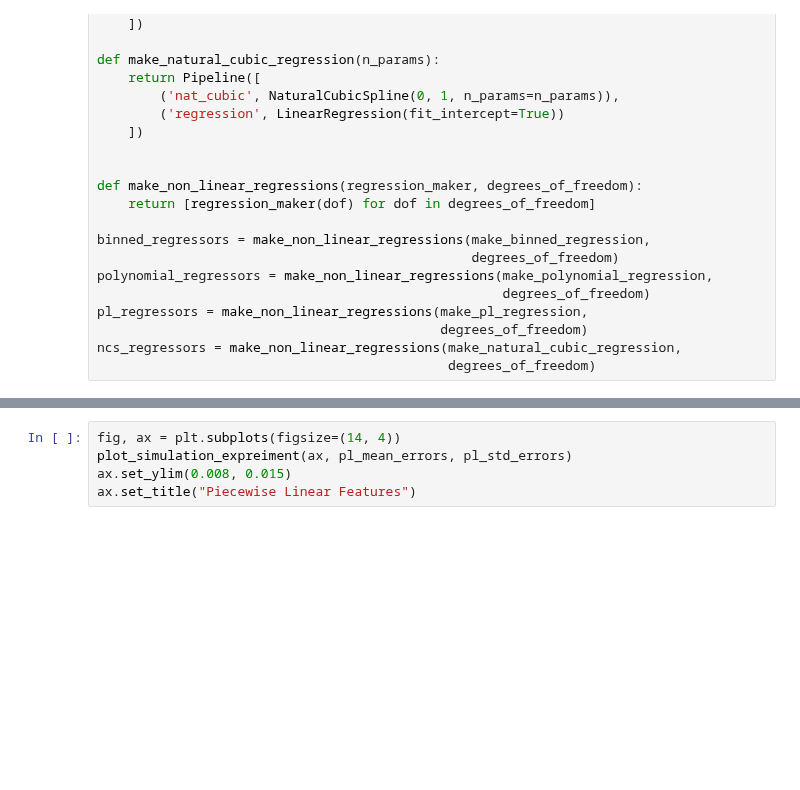
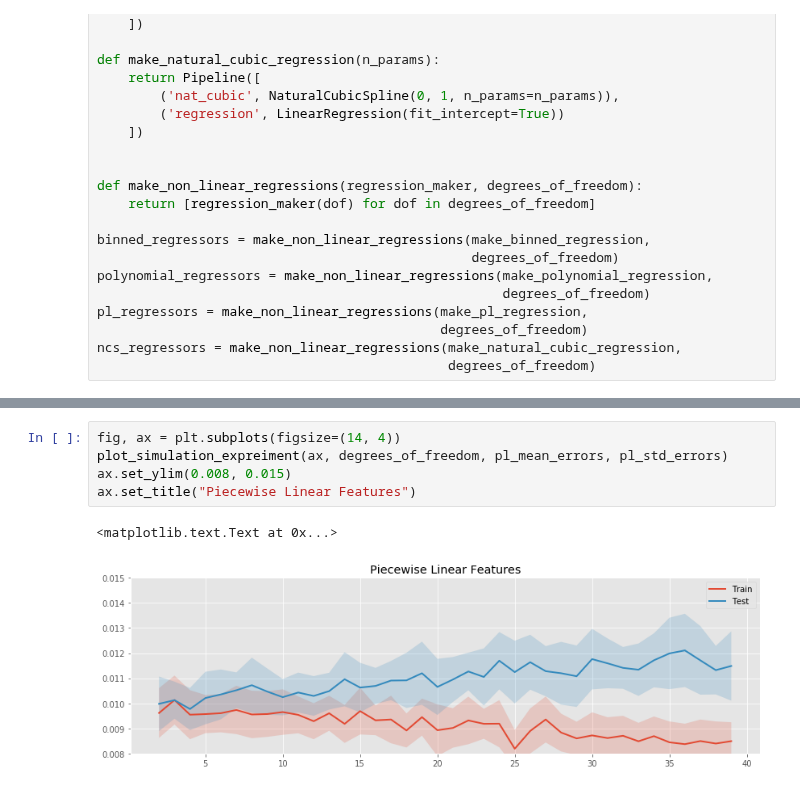
Before and after one commit to madrury/basis-expansions, a Jupyter notebook: basis-expansion-regressions.ipynb, the cells around one changed output, grey strips where cells are left out. Saved outputs shown, nothing was run; the diff lists cells and outputs as text; blank space fills up the shorter version.

```diff
--- a/basis-expansion-regressions.ipynb
+++ b/basis-expansion-regressions.ipynb
@@ -300,7 +303,10 @@ ax.set_title("Polynomial Features")
 # %%
 fig, ax = plt.subplots(figsize=(14, 4))
-plot_simulation_expreiment(ax, pl_mean_errors, pl_std_errors)
+plot_simulation_expreiment(ax, degrees_of_freedom, pl_mean_errors, pl_std_errors)
 ax.set_ylim(0.008, 0.015)
 ax.set_title("Piecewise Linear Features")
+# %% [output]
+<matplotlib.text.Text at 0x...>
+[figure, added]
 # %%
 fig, ax = plt.subplots(figsize=(14, 4))
```
Also changed, not shown: parts of 11 cells of this notebook.
